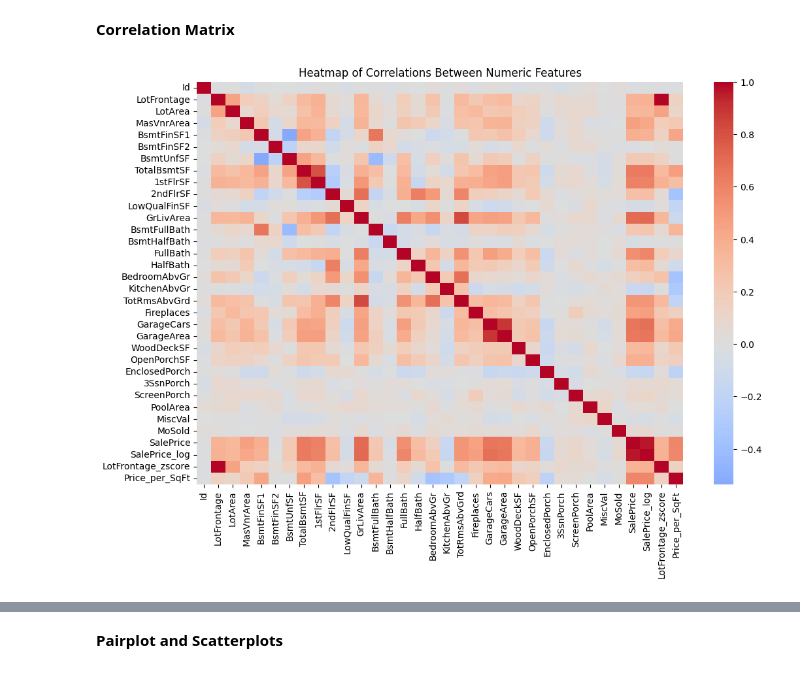
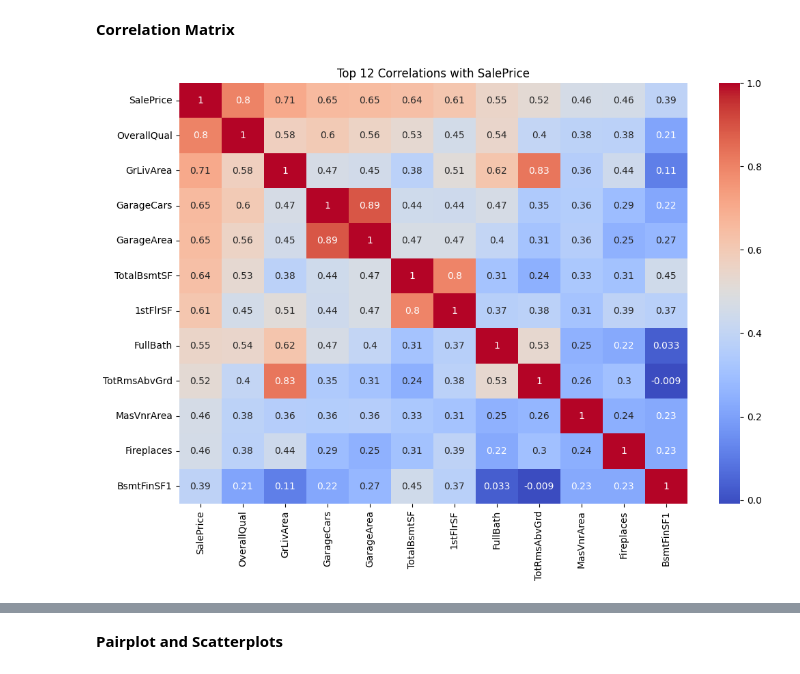
Before and after one commit to lucas6028/house-prices, a Jupyter notebook: HousePrices.ipynb, the cells around one changed output, grey strips where cells are left out. Drawn from its saved outputs; the diff is of its cells as text; code cells hidden in the pictures.

Commit message:
Modify heatmap

```diff
--- a/HousePrices.ipynb
+++ b/HousePrices.ipynb
@@ -261,6 +261,10 @@ train['GarageCars'] = pd.to_numeric(train['GarageCars'], errors='coerce')
 test['GarageCars'] = pd.to_numeric(test['GarageCars'], errors='coerce')
 train['GarageArea'] = pd.to_numeric(train['GarageArea'], errors='coerce')
 test['GarageArea'] = pd.to_numeric(test['GarageArea'], errors='coerce')
+train['OverallQual'] = pd.to_numeric(train['OverallQual'], errors='coerce')
+test['OverallQual'] = pd.to_numeric(test['OverallQual'], errors='coerce')
+train['OverallCond'] = pd.to_numeric(train['OverallCond'], errors='coerce')
+test['OverallCond'] = pd.to_numeric(test['OverallCond'], errors='coerce')
 
 train['YearBuilt'] = pd.to_datetime(train['YearBuilt'], format='%Y', errors='coerce')
 test['YearBuilt'] = pd.to_datetime(test['YearBuilt'], format='%Y', errors='coerce')
@@ -276,12 +280,6 @@ test['YrSold'] = pd.to_datetime(test['YrSold'], format='%Y', errors='coerce')
 
 train['MSSubClass'] = train['MSSubClass'].astype(str)
 test['MSSubClass'] = test['MSSubClass'].astype(str)
-
-train['OverallQual'] = train['OverallQual'].astype(str)
-test['OverallQual'] = test['OverallQual'].astype(str)
-
-train['OverallCond'] = train['OverallCond'].astype(str)
-test['OverallCond'] = test['OverallCond'].astype(str)
 # %% [markdown]
 ### Handling Outliers
 # %% [markdown]
@@ -456,15 +454,16 @@ Check the relationship between features and the target variable(`SalePrice`).
 **Correlation Matrix**
 # %%
 # Select only numeric columns
+N = 12
 numeric_cols = train.select_dtypes(include=[np.number])
+correlations = numeric_cols.corr()['SalePrice'].abs().sort_values(ascending=False)
+correlations = correlations.drop('SalePrice_log')  # Remove SalePrice_log itself
+top_N_correlations = correlations.head(N)
 
-# Correlation matrix for numeric columns
-corr_matrix = numeric_cols.corr()
-
-# Heatmap of correlation with SalePrice
+# Plot the top N correlations
 plt.figure(figsize=(12, 8))
-sns.heatmap(corr_matrix, annot=False, cmap='coolwarm', center=0)
-plt.title("Heatmap of Correlations Between Numeric Features")
+sns.heatmap(train[top_N_correlations.index].corr(), annot=True, cmap='coolwarm')
+plt.title(f'Top {N} Correlations with SalePrice')
 plt.show()
 # %% [output]
-[figure, old version]
+[figure, new version]
```
Also changed, not shown: parts of 1 cell of this notebook.
